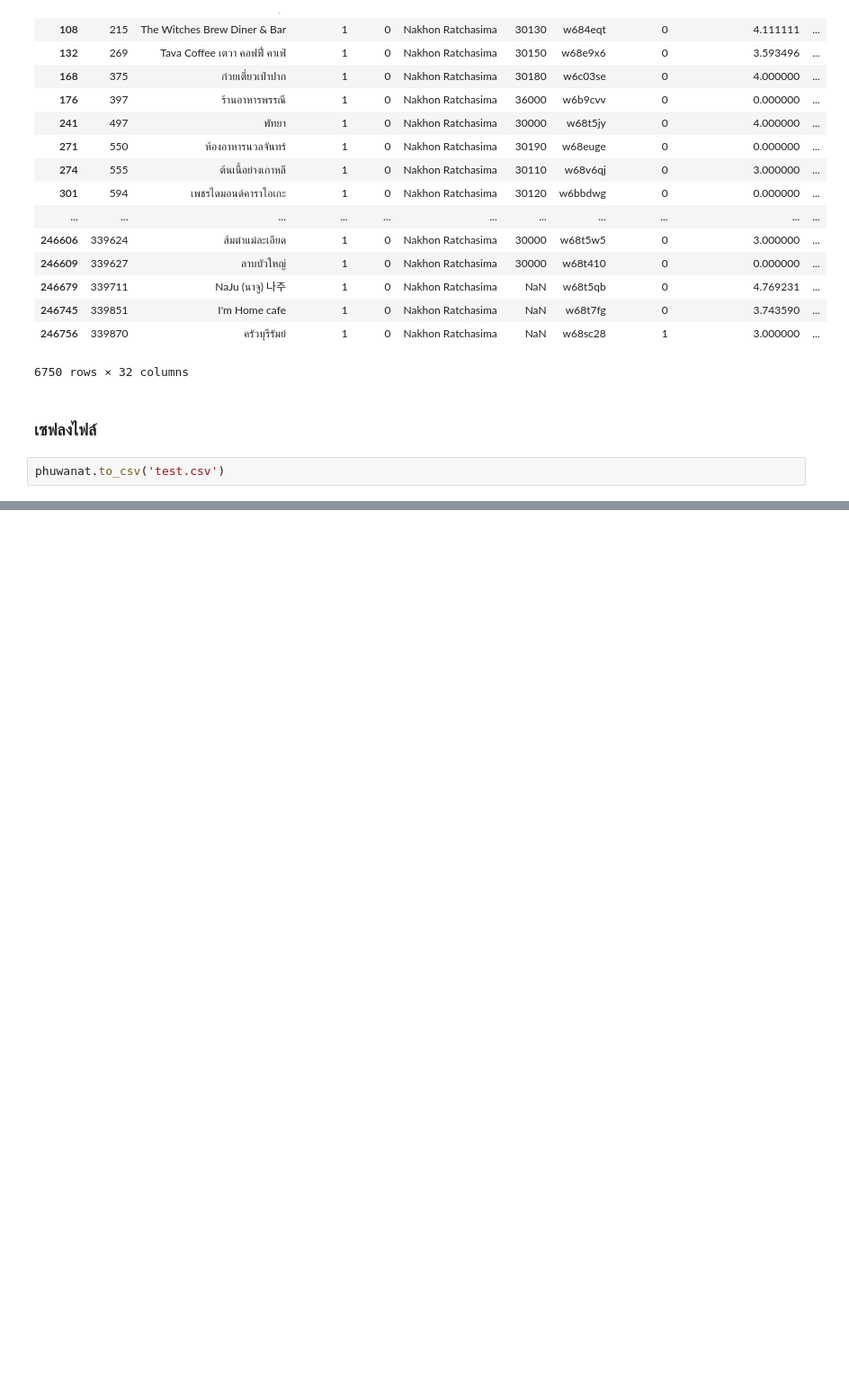
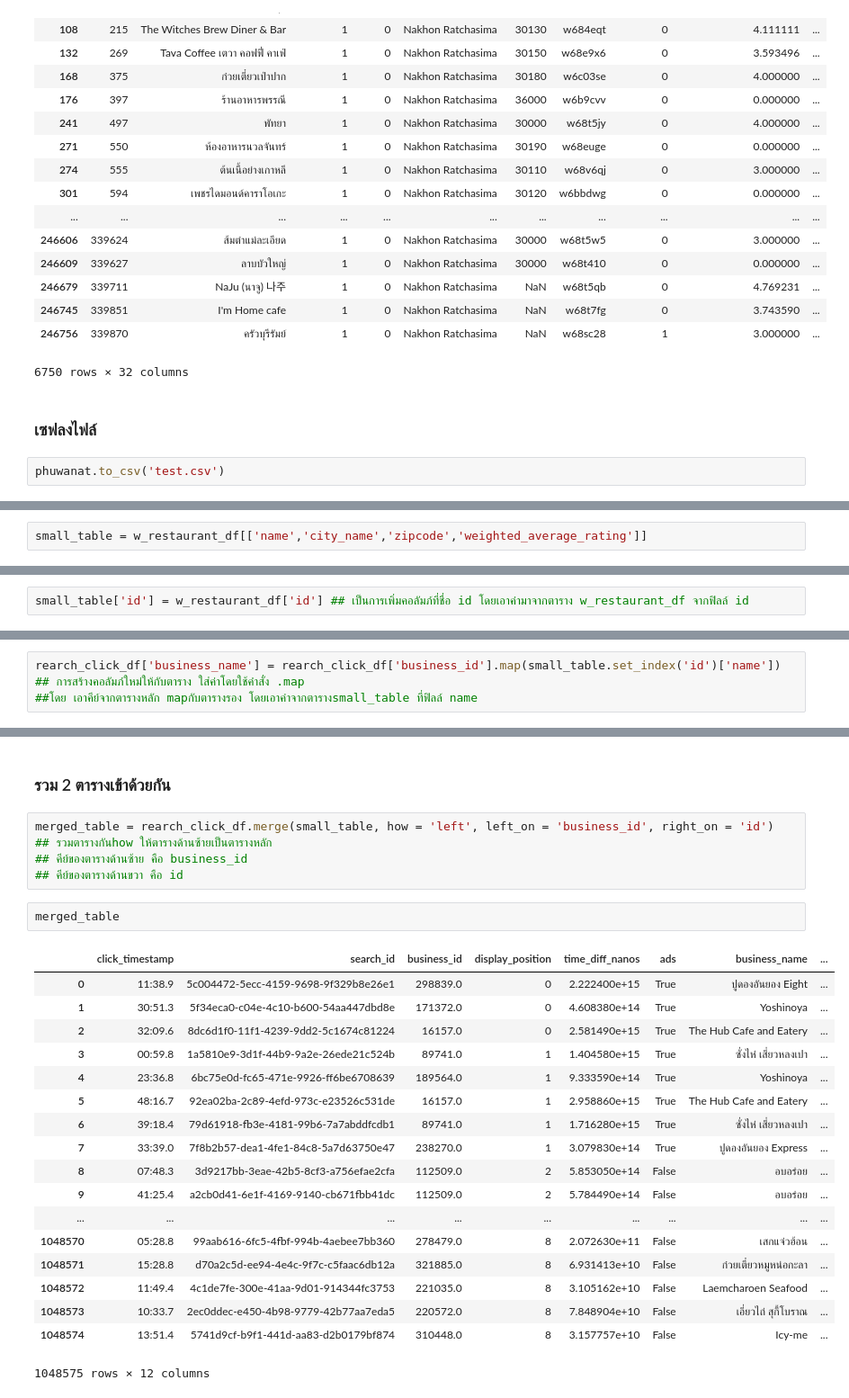
Before and after one commit to phuwanat300841/python_dataviz, a Jupyter notebook: pandas 101.ipynb, the cells around one changed output, grey strips where cells are left out. Shown at 90% size. Saved outputs shown, nothing was run; the diff lists cells and outputs as text; blank space fills up the shorter version.

```diff
--- a/pandas 101.ipynb
+++ b/pandas 101.ipynb
@@ -258,0 +281,2 @@ phuwanat.to_csv('test.csv')
+# %%
+small_table = w_restaurant_df[['name','city_name','zipcode','weighted_average_rating']]
@@ -258,0 +303,2 @@ phuwanat.to_csv('test.csv')
+# %%
+small_table['id'] = w_restaurant_df['id'] ## เป็นการเพิ่มคอลัมภ์ที่ชื่อ id โดยเอาค่ามาจากตาราง w_restaurant_df จากฟิลล์ id
@@ -258,0 +333,4 @@ phuwanat.to_csv('test.csv')
+# %%
+rearch_click_df['business_name'] = rearch_click_df['business_id'].map(small_table.set_index('id')['name'])
+## การสร้างคอลัมภ์ใหม่ให้กับตาราง ใส่ค่าโดยใช้คำสั่ง .map
+##โดย เอาคีย์จากตารางหลัก mapกับตารางรอง โดยเอาค่าจากตารางsmall_table ที่ฟิลล์ name
@@ -258,0 +350,28 @@ phuwanat.to_csv('test.csv')
+# %% [markdown]
+### รวม 2 ตารางเข้าด้วยกัน
+# %%
+merged_table = rearch_click_df.merge(small_table, how = 'left', left_on = 'business_id', right_on = 'id')
+## รวมตารางกันhow ให้ตารางด้านซ้ายเป็นตารางหลัก
+## คีย์ของตารางด้านซ้าย คือ business_id
+## คีย์ของตารางด้านขวา คือ id
+# %%
+merged_table
+# %% [output]
+|  | click_timestamp | search_id | business_id | display_position | time_diff_nanos | ads | business_name | ... |
+| 0 | 11:38.9 | 5c004472-5ecc-4159-9698-9f329b8e26e1 | 298839.0 | 0 | 2.222400e+15 | True | ปูดองอันยอง Eight | ... |
+| 1 | 30:51.3 | 5f34eca0-c04e-4c10-b600-54aa447dbd8e | 171372.0 | 0 | 4.608380e+14 | True | Yoshinoya | ... |
+| 2 | 32:09.6 | 8dc6d1f0-11f1-4239-9dd2-5c1674c81224 | 16157.0 | 0 | 2.581490e+15 | True | The Hub Cafe and Eatery | ... |
+| 3 | 00:59.8 | 1a5810e9-3d1f-44b9-9a2e-26ede21c524b | 89741.0 | 1 | 1.404580e+15 | True | ซั่งไห่ เสี่ยวหลงเปา | ... |
+| 4 | 23:36.8 | 6bc75e0d-fc65-471e-9926-ff6be6708639 | 189564.0 | 1 | 9.333590e+14 | True | Yoshinoya | ... |
+| 5 | 48:16.7 | 92ea02ba-2c89-4efd-973c-e23526c531de | 16157.0 | 1 | 2.958860e+15 | True | The Hub Cafe and Eatery | ... |
+| 6 | 39:18.4 | 79d61918-fb3e-4181-99b6-7a7abddfcdb1 | 89741.0 | 1 | 1.716280e+15 | True | ซั่งไห่ เสี่ยวหลงเปา | ... |
+| 7 | 33:39.0 | 7f8b2b57-dea1-4fe1-84c8-5a7d63750e47 | 238270.0 | 1 | 3.079830e+14 | True | ปูดองอันยอง Express | ... |
+| 8 | 07:48.3 | 3d9217bb-3eae-42b5-8cf3-a756efae2cfa | 112509.0 | 2 | 5.853050e+14 | False | อบอร่อย | ... |
+| 9 | 41:25.4 | a2cb0d41-6e1f-4169-9140-cb671fbb41dc | 112509.0 | 2 | 5.784490e+14 | False | อบอร่อย | ... |
+| ... | ... | ... | ... | ... | ... | ... | ... | ... |
+| 1048570 | 05:28.8 | 99aab616-6fc5-4fbf-994b-4aebee7bb360 | 278479.0 | 8 | 2.072630e+11 | False | เสกแจ่วฮ้อน | ... |
+| 1048571 | 15:28.8 | d70a2c5d-ee94-4e4c-9f7c-c5faac6db12a | 321885.0 | 8 | 6.931413e+10 | False | ก๋วยเตี๋ยวหมูหน่อกะลา | ... |
+| 1048572 | 11:49.4 | 4c1de7fe-300e-41aa-9d01-914344fc3753 | 221035.0 | 8 | 3.105162e+10 | False | Laemcharoen Seafood | ... |
+| 1048573 | 10:33.7 | 2ec0ddec-e450-4b98-9779-42b77aa7eda5 | 220572.0 | 8 | 7.848904e+10 | False | เอี่ยวไถ่ สุกี้โบราณ | ... |
+| 1048574 | 13:51.4 | 5741d9cf-b9f1-441d-aa83-d2b0179bf874 | 310448.0 | 8 | 3.157757e+10 | False | Icy-me | ... |
+1048575 rows × 12 columns
```
Also changed, not shown: parts of 27 cells of this notebook.
